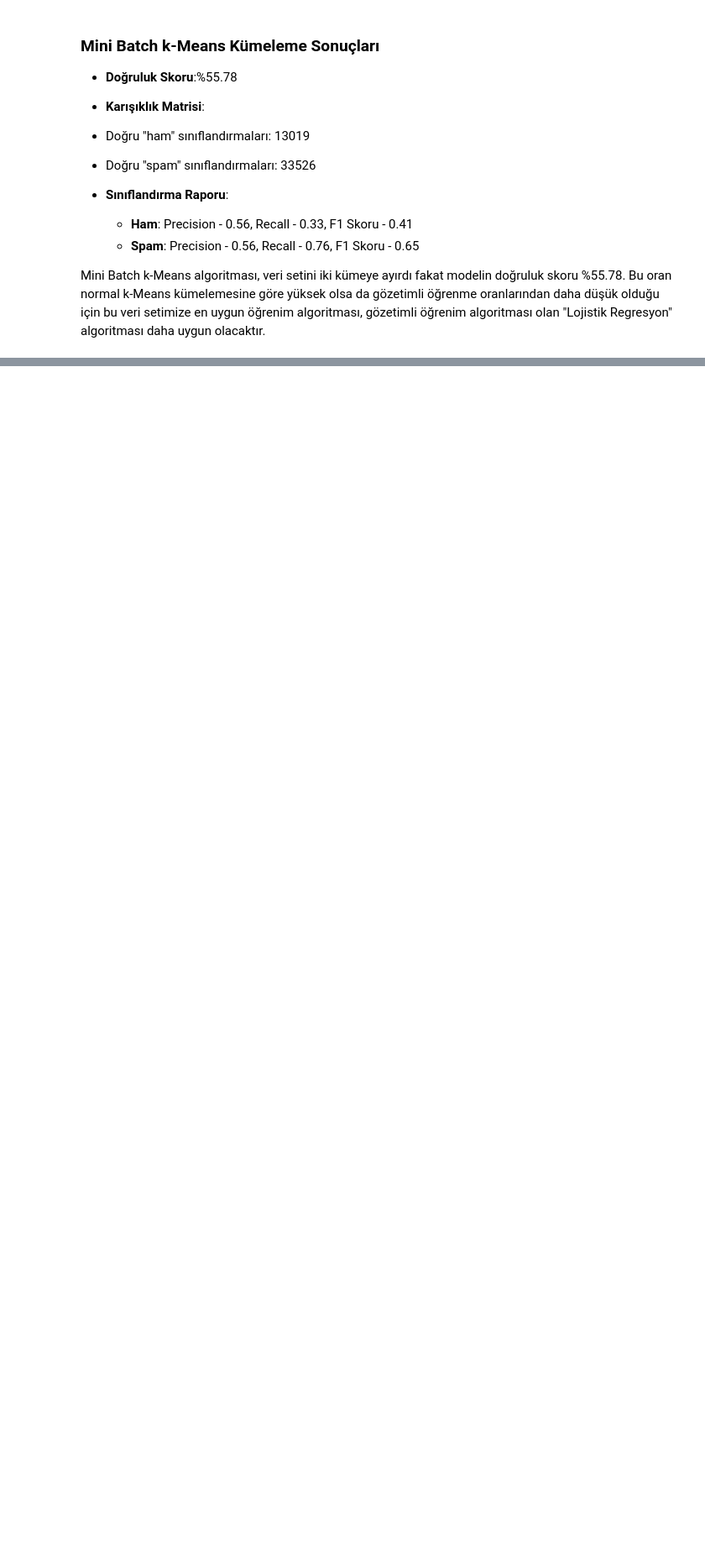
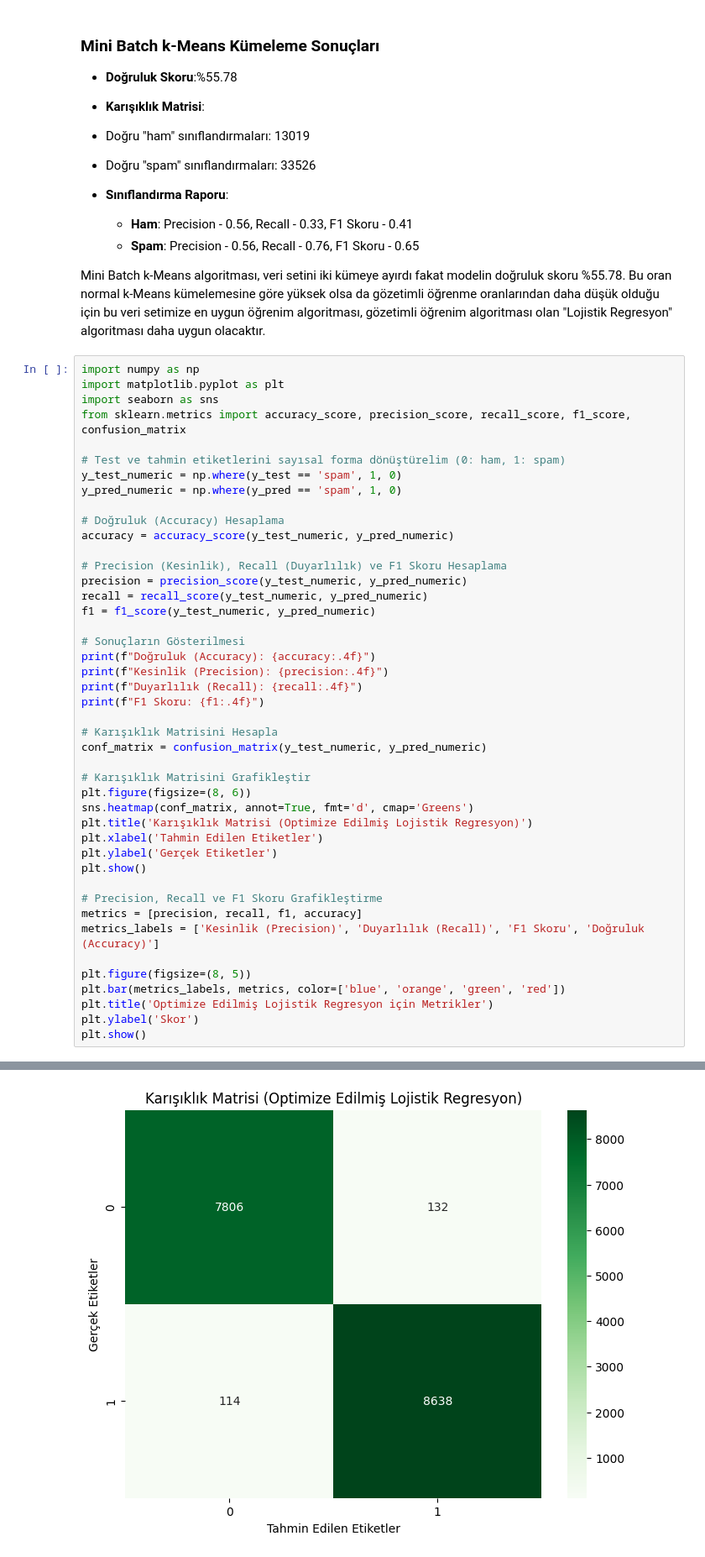
Before and after one commit to kubilaiswf/spam-classification-supervised-unsupervised, a Jupyter notebook: spam-detection-with-supervised-and-unsupervised.ipynb, the cells around one changed output, grey strips where cells are left out. Shown at 84% size. Drawn from its saved outputs; the diff is of its cells as text; blank space fills up the shorter version.

Commit message:
some visual update and optimizing

```diff
--- a/spam-detection-with-supervised-and-unsupervised.ipynb
+++ b/spam-detection-with-supervised-and-unsupervised.ipynb
@@ -436,3 +436,48 @@ weighted avg       0.56      0.56      0.54     83448
   - **Spam**: Precision - 0.56, Recall - 0.76, F1 Skoru - 0.65
 
  Mini Batch k-Means algoritması, veri setini iki kümeye ayırdı fakat modelin doğruluk skoru %55.78. Bu oran normal k-Means kümelemesine göre yüksek olsa da gözetimli öğrenme oranlarından daha düşük olduğu için bu veri setimize en uygun öğrenim algoritması, gözetimli öğrenim algoritması olan "Lojistik Regresyon" algoritması daha uygun olacaktır.
+# %%
+import numpy as np
+import matplotlib.pyplot as plt
+import seaborn as sns
+from sklearn.metrics import accuracy_score, precision_score, recall_score, f1_score, confusion_matrix
+
+# Test ve tahmin etiketlerini sayısal forma dönüştürelim (0: ham, 1: spam)
+y_test_numeric = np.where(y_test == 'spam', 1, 0)
+y_pred_numeric = np.where(y_pred == 'spam', 1, 0)
+
+# Doğruluk (Accuracy) Hesaplama
+accuracy = accuracy_score(y_test_numeric, y_pred_numeric)
+
+# Precision (Kesinlik), Recall (Duyarlılık) ve F1 Skoru Hesaplama
+precision = precision_score(y_test_numeric, y_pred_numeric)
+recall = recall_score(y_test_numeric, y_pred_numeric)
+f1 = f1_score(y_test_numeric, y_pred_numeric)
+
+# Sonuçların Gösterilmesi
+print(f"Doğruluk (Accuracy): {accuracy:.4f}")
+print(f"Kesinlik (Precision): {precision:.4f}")
+print(f"Duyarlılık (Recall): {recall:.4f}")
+print(f"F1 Skoru: {f1:.4f}")
+
+# Karışıklık Matrisini Hesapla
+conf_matrix = confusion_matrix(y_test_numeric, y_pred_numeric)
+
+# Karışıklık Matrisini Grafikleştir
+plt.figure(figsize=(8, 6))
+sns.heatmap(conf_matrix, annot=True, fmt='d', cmap='Greens')
+plt.title('Karışıklık Matrisi (Optimize Edilmiş Lojistik Regresyon)')
+plt.xlabel('Tahmin Edilen Etiketler')
+plt.ylabel('Gerçek Etiketler')
+plt.show()
+
+# Precision, Recall ve F1 Skoru Grafikleştirme
+metrics = [precision, recall, f1, accuracy]
+metrics_labels = ['Kesinlik (Precision)', 'Duyarlılık (Recall)', 'F1 Skoru', 'Doğruluk (Accuracy)']
+
+plt.figure(figsize=(8, 5))
+plt.bar(metrics_labels, metrics, color=['blue', 'orange', 'green', 'red'])
+plt.title('Optimize Edilmiş Lojistik Regresyon için Metrikler')
+plt.ylabel('Skor')
+plt.show()
+# %% [output]
@@ -438,0 +488 @@ weighted avg       0.56      0.56      0.54     83448
+[figure, added]
```
Also changed, not shown: parts of 2 cells of this notebook.
